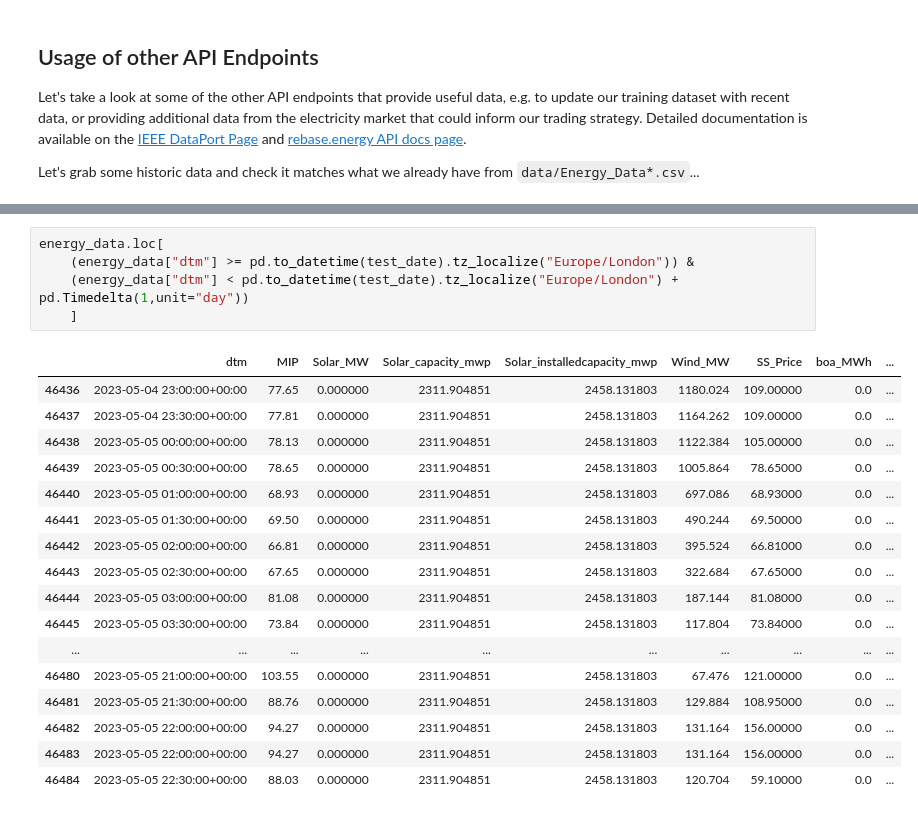
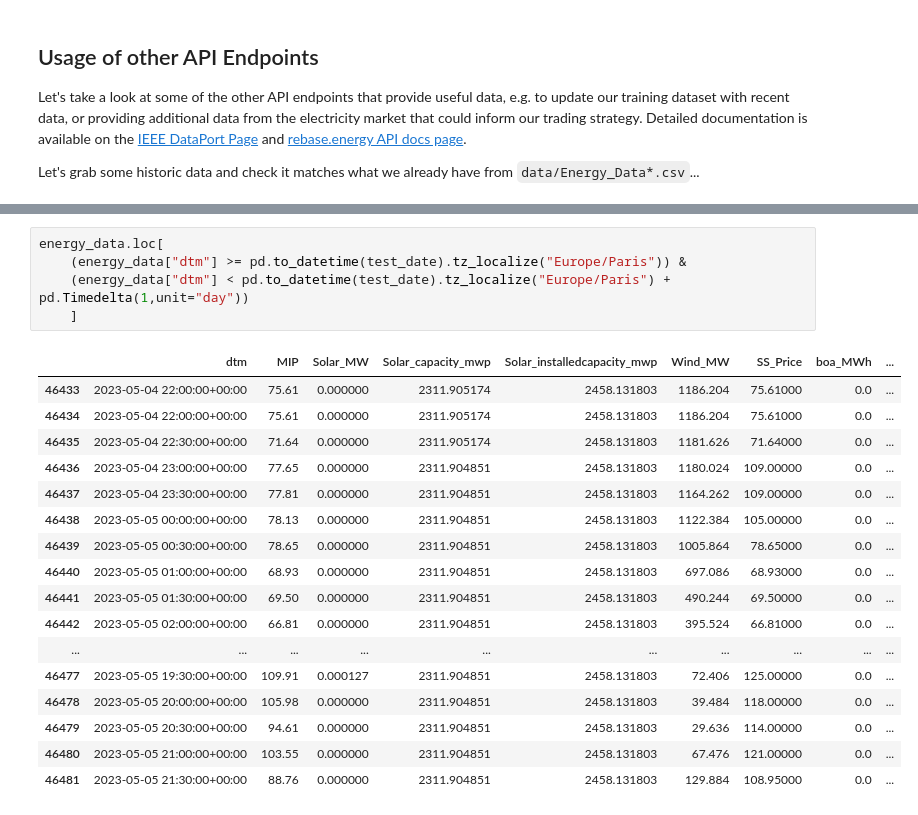
Before and after one commit to jbrowell/HEFTcom24, a Jupyter notebook: Getting Started.ipynb, the cells around one changed output, grey strips where cells are left out. Saved outputs shown, nothing was run; the diff lists cells and outputs as text.

```diff
--- a/Getting Started.ipynb
+++ b/Getting Started.ipynb
@@ -435,10 +432,13 @@ rebase_api_client.get_variable(day=test_date,variable="solar_total_production")
 # %%
 energy_data.loc[
-    (energy_data["dtm"] >= pd.to_datetime(test_date).tz_localize("Europe/London")) &
-    (energy_data["dtm"] < pd.to_datetime(test_date).tz_localize("Europe/London") + pd.Timedelta(1,unit="day"))
+    (energy_data["dtm"] >= pd.to_datetime(test_date).tz_localize("Europe/Paris")) &
+    (energy_data["dtm"] < pd.to_datetime(test_date).tz_localize("Europe/Paris") + pd.Timedelta(1,unit="day"))
     ]
 # %% [output]
 |  | dtm | MIP | Solar_MW | Solar_capacity_mwp | Solar_installedcapacity_mwp | Wind_MW | SS_Price | boa_MWh | ... |
+| 46433 | 2023-05-04 22:00:00+00:00 | 75.61 | 0.000000 | 2311.905174 | 2458.131803 | 1186.204 | 75.61000 | 0.0 | ... |
+| 46434 | 2023-05-04 22:00:00+00:00 | 75.61 | 0.000000 | 2311.905174 | 2458.131803 | 1186.204 | 75.61000 | 0.0 | ... |
+| 46435 | 2023-05-04 22:30:00+00:00 | 71.64 | 0.000000 | 2311.905174 | 2458.131803 | 1181.626 | 71.64000 | 0.0 | ... |
 | 46436 | 2023-05-04 23:00:00+00:00 | 77.65 | 0.000000 | 2311.904851 | 2458.131803 | 1180.024 | 109.00000 | 0.0 | ... |
 | 46437 | 2023-05-04 23:30:00+00:00 | 77.81 | 0.000000 | 2311.904851 | 2458.131803 | 1164.262 | 109.00000 | 0.0 | ... |
 | 46438 | 2023-05-05 00:00:00+00:00 | 78.13 | 0.000000 | 2311.904851 | 2458.131803 | 1122.384 | 105.00000 | 0.0 | ... |
@@ -446,12 +446,9 @@ energy_data.loc[
 | 46440 | 2023-05-05 01:00:00+00:00 | 68.93 | 0.000000 | 2311.904851 | 2458.131803 | 697.086 | 68.93000 | 0.0 | ... |
 | 46441 | 2023-05-05 01:30:00+00:00 | 69.50 | 0.000000 | 2311.904851 | 2458.131803 | 490.244 | 69.50000 | 0.0 | ... |
 | 46442 | 2023-05-05 02:00:00+00:00 | 66.81 | 0.000000 | 2311.904851 | 2458.131803 | 395.524 | 66.81000 | 0.0 | ... |
-| 46443 | 2023-05-05 02:30:00+00:00 | 67.65 | 0.000000 | 2311.904851 | 2458.131803 | 322.684 | 67.65000 | 0.0 | ... |
-| 46444 | 2023-05-05 03:00:00+00:00 | 81.08 | 0.000000 | 2311.904851 | 2458.131803 | 187.144 | 81.08000 | 0.0 | ... |
-| 46445 | 2023-05-05 03:30:00+00:00 | 73.84 | 0.000000 | 2311.904851 | 2458.131803 | 117.804 | 73.84000 | 0.0 | ... |
 | ... | ... | ... | ... | ... | ... | ... | ... | ... | ... |
+| 46477 | 2023-05-05 19:30:00+00:00 | 109.91 | 0.000127 | 2311.904851 | 2458.131803 | 72.406 | 125.00000 | 0.0 | ... |
+| 46478 | 2023-05-05 20:00:00+00:00 | 105.98 | 0.000000 | 2311.904851 | 2458.131803 | 39.484 | 118.00000 | 0.0 | ... |
+| 46479 | 2023-05-05 20:30:00+00:00 | 94.61 | 0.000000 | 2311.904851 | 2458.131803 | 29.636 | 114.00000 | 0.0 | ... |
 | 46480 | 2023-05-05 21:00:00+00:00 | 103.55 | 0.000000 | 2311.904851 | 2458.131803 | 67.476 | 121.00000 | 0.0 | ... |
 | 46481 | 2023-05-05 21:30:00+00:00 | 88.76 | 0.000000 | 2311.904851 | 2458.131803 | 129.884 | 108.95000 | 0.0 | ... |
-| 46482 | 2023-05-05 22:00:00+00:00 | 94.27 | 0.000000 | 2311.904851 | 2458.131803 | 131.164 | 156.00000 | 0.0 | ... |
-| 46483 | 2023-05-05 22:00:00+00:00 | 94.27 | 0.000000 | 2311.904851 | 2458.131803 | 131.164 | 156.00000 | 0.0 | ... |
-| 46484 | 2023-05-05 22:30:00+00:00 | 88.03 | 0.000000 | 2311.904851 | 2458.131803 | 120.704 | 59.10000 | 0.0 | ... |
```
Also changed, not shown: parts of 2 cells of this notebook.
